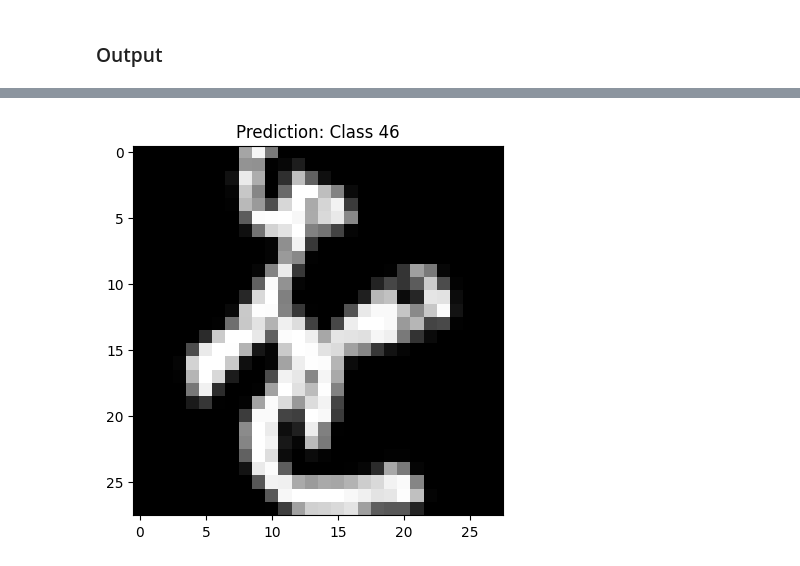
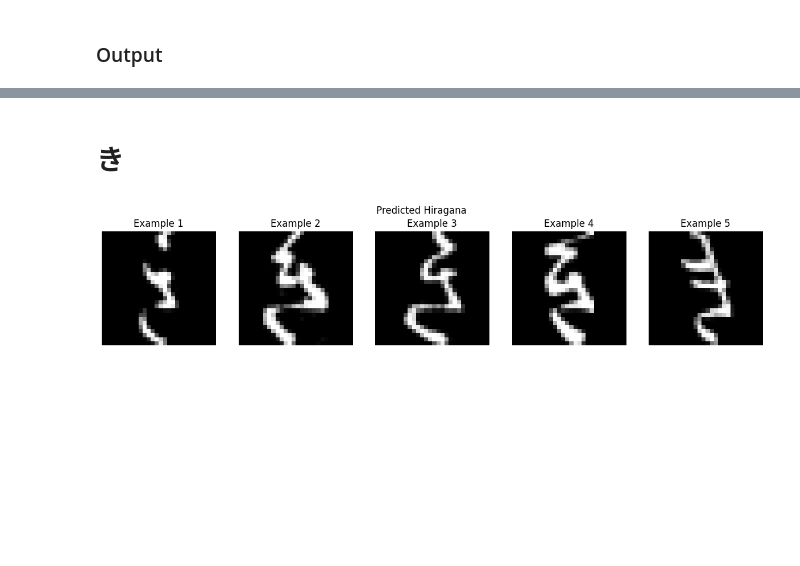
Before and after one commit to prausela/image-processing, a Jupyter notebook: tp_final/predict.ipynb, the cells around one changed output, grey strips where cells are left out. Saved outputs shown, nothing was run; the diff lists cells and outputs as text; code cells hidden in the pictures; blank space fills up the shorter version.

Commit message:
feat: prediction with hiragana symbol as output

```diff
--- a/tp_final/predict.ipynb
+++ b/tp_final/predict.ipynb
@@ -49,5 +97,5 @@ All classes represented in the sample: True
 # %%
 map_class2img = {}
 for i in range(num_classes):
-    idx = np.where(y_class == i)[0][0]
+    idx = np.where(y_class == i)[0][:5]
     map_class2img[i] = x_img[idx]
@@ -59,3 +102,12 @@ def map2img(class_number):
+# %%
+def class2img(class_number):
+    fig, axs = plt.subplots(1, 5, figsize=(15, 3))
+    for i, img in enumerate(map_class2img[class_number]):
+        axs[i].imshow(img, cmap="gray")
+        axs[i].set_title(f"Example {i+1}")
+        axs[i].axis("off")
+    fig.suptitle(f"Predicted Hiragana")
+    plt.show()
 # %% [markdown]
 ## Predict
 # %% [markdown]
@@ -81,7 +133,8 @@ def input_preprocessing(img_name):
 
     return canny_image, new_sections_limits, sections
 # %%
-img_name = "hiragana_sign_1.png"
+# img_name = "hiragana_sign_1.png"
+img_name = "kitahama.jpg"
 canny_image, section_limits, sections = input_preprocessing(img_name)
 # %%
 plt.imshow(draw_sections(canny_image, section_limits), cmap="grey")
@@ -115,3 +159,5 @@ target = sections[15]
+# %%
+target = sections[5]
 # %%
 section = cv2.resize(target, (28, 28))
 plt.imshow(section, cmap="grey")
@@ -131,4 +178,9 @@ Predicted class: 46
+# %%
+from IPython.display import display, Markdown
+display(Markdown('# {}'.format(class2unicode[prediction])))
+# %% [output]
+# き
 # %%
-map2img(prediction)
+class2img(prediction)
 # %% [output]
-[figure, old version]
+[figure, new version]
```
Also changed, not shown: parts of 7 cells of this notebook, 1 other file.
